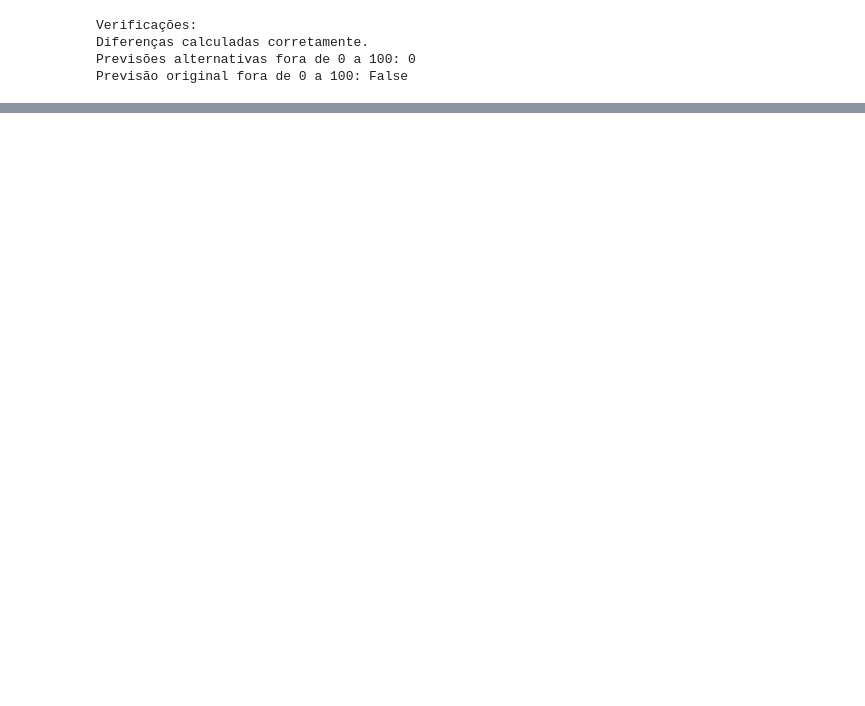
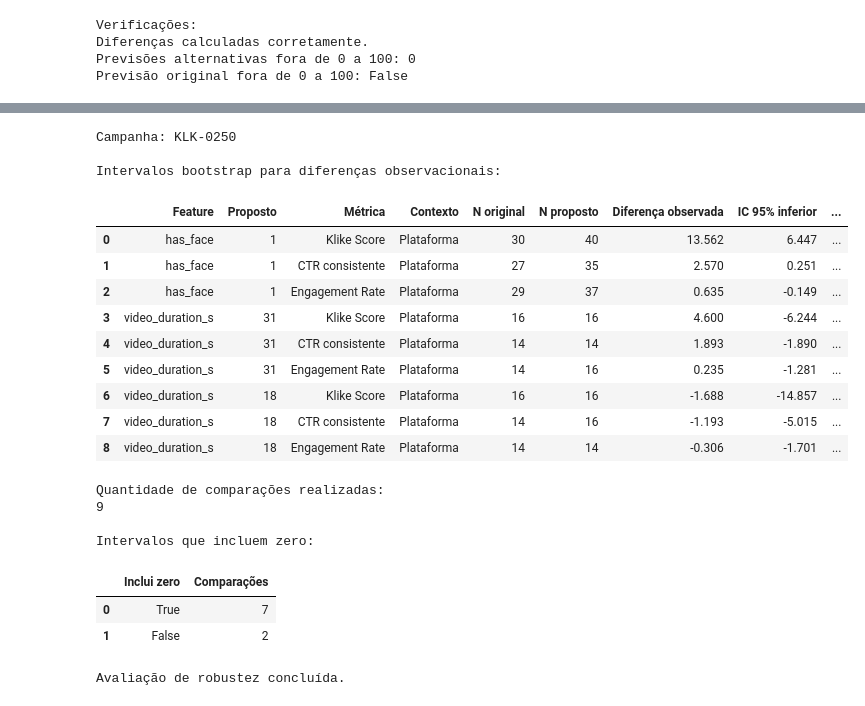
Before and after one commit to joaobaungartner/klike-data-science-challenge, a Jupyter notebook: parte-3.ipynb, the cells around one changed output, grey strips where cells are left out. Drawn from its saved outputs; the diff is of its cells as text; code cells hidden in the pictures; blank space fills up the shorter version.

Commit message:
feat(recommendations): add contextual evidence analysis and bootstrap validation

```diff
--- a/parte-3.ipynb
+++ b/parte-3.ipynb
@@ -947,0 +2073,78 @@ Previsão original fora de 0 a 100: False
+# %%
+
+# Cenários selecionados para avaliação exploratória
+cenarios_bootstrap = [
+    ("has_face", 1),
+    ("video_duration_s", 31),
+    ("video_duration_s", 18)
+]
+
+metricas_bootstrap = [
+    "klike_score",
+    "ctr_consistente",
+    "engagement_rate"
+]
+
+resultados_bootstrap = []
+
+for feature, valor_proposto in cenarios_bootstrap:
+    for metrica in metricas_bootstrap:
+
+        resultado = bootstrap_contextual(
+            campanha=campanha_exemplo,
+            feature=feature,
+            valor_proposto=valor_proposto,
+            metrica=metrica,
+            n_bootstrap=2000,
+            random_state=RANDOM_STATE
+        )
+
+        resultados_bootstrap.append(resultado)
+
+tabela_bootstrap = pd.DataFrame(resultados_bootstrap)
+
+print("Campanha:", campanha_exemplo["campaign_id"])
+
+print("\nIntervalos bootstrap para diferenças observacionais:")
+display(tabela_bootstrap.round(3))
+
+print("\nQuantidade de comparações realizadas:")
+print(len(tabela_bootstrap))
+
+print("\nIntervalos que incluem zero:")
+display(
+    tabela_bootstrap["Inclui zero"]
+    .value_counts()
+    .rename_axis("Inclui zero")
+    .reset_index(name="Comparações")
+)
+
+assert len(tabela_bootstrap) == 9
+
+assert (
+    tabela_bootstrap["Status"] == "Bootstrap concluído"
+).all()
+
+print("\nAvaliação de robustez concluída.")
+# %% [output]
+Campanha: KLK-0250
+
+Intervalos bootstrap para diferenças observacionais:
+|  | Feature | Proposto | Métrica | Contexto | N original | N proposto | Diferença observada | IC 95% inferior | ... |
+| 0 | has_face | 1 | Klike Score | Plataforma | 30 | 40 | 13.562 | 6.447 | ... |
+| 1 | has_face | 1 | CTR consistente | Plataforma | 27 | 35 | 2.570 | 0.251 | ... |
+| 2 | has_face | 1 | Engagement Rate | Plataforma | 29 | 37 | 0.635 | -0.149 | ... |
+| 3 | video_duration_s | 31 | Klike Score | Plataforma | 16 | 16 | 4.600 | -6.244 | ... |
+| 4 | video_duration_s | 31 | CTR consistente | Plataforma | 14 | 14 | 1.893 | -1.890 | ... |
+| 5 | video_duration_s | 31 | Engagement Rate | Plataforma | 14 | 16 | 0.235 | -1.281 | ... |
+| 6 | video_duration_s | 18 | Klike Score | Plataforma | 16 | 16 | -1.688 | -14.857 | ... |
+| 7 | video_duration_s | 18 | CTR consistente | Plataforma | 14 | 16 | -1.193 | -5.015 | ... |
+| 8 | video_duration_s | 18 | Engagement Rate | Plataforma | 14 | 14 | -0.306 | -1.701 | ... |
+Quantidade de comparações realizadas:
+9
+
+Intervalos que incluem zero:
+|  | Inclui zero | Comparações |
+| 0 | True | 7 |
+| 1 | False | 2 |
+Avaliação de robustez concluída.
```
Also changed, not shown: parts of 15 cells of this notebook.
